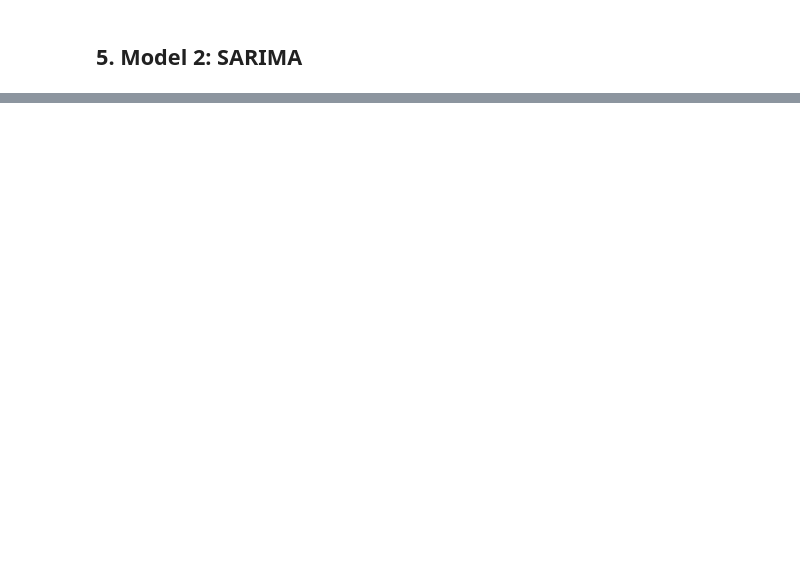
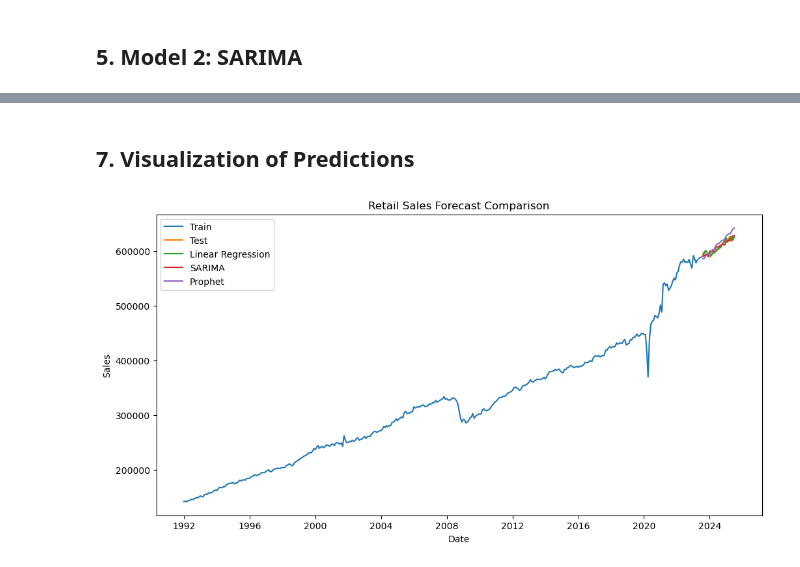
Before and after one commit to swatighegde/datascience-kit, a Jupyter notebook: RetailVision/notebook/us_retail_sales_forecasting_analysis.ipynb, the cells around one changed output, grey strips where cells are left out. Cells and saved outputs as stored; diff of their text form; code cells hidden in the pictures; blank space fills up the shorter version.

```diff
--- a/RetailVision/notebook/us_retail_sales_forecasting_analysis.ipynb
+++ b/RetailVision/notebook/us_retail_sales_forecasting_analysis.ipynb
@@ -98 +109,4 @@ plt.show()
+# %%
+train = df.iloc[:-24]   # all but last 24 months
+test = df.iloc[-24:]    # last 24 months
 # %% [markdown]
@@ -164,31 +176,26 @@ RMSE: 5276.176071721282
 prophet_df = df.reset_index()[['observation_date', 'Retail Sales']]
 prophet_df.columns = ['ds', 'y']  # Prophet requires these column names
 
-# Train/test split (last 24 months as test)
+# Train-test split (last 24 months as test)
 train_p = prophet_df.iloc[:-24]
 test_p = prophet_df.iloc[-24:]
 
 # Initialize and fit model
-model = Prophet(yearly_seasonality=True, weekly_seasonality=False, daily_seasonality=False)
+model = Prophet(yearly_seasonality=True,
+                weekly_seasonality=False,
+                daily_seasonality=False)
 model.fit(train_p)
 
-# Forecast
+# Forecast for full dataset + future 24 months
 future = model.make_future_dataframe(periods=24, freq='MS')
 forecast = model.predict(future)
 
-# Extract predictions for test set
-y_pred = forecast.iloc[-24:]['yhat'].values
-y_true = test_p['y'].values
+# Predictions for test period
+y_pred_prophet = forecast.iloc[-24:]['yhat'].values
+y_true_prophet = test_p['y'].values
 
 # Evaluate
-mae = mean_absolute_error(y_true, y_pred)
-rmse = np.sqrt(mean_squared_error(y_true, y_pred))
-print("Prophet Performance:")
-print("MAE:", mae)
-print("RMSE:", rmse)
-
-# Plot
-model.plot(forecast)
-plt.title("Prophet Forecast")
-plt.show()
+print("\nProphet Performance:")
+print("MAE:", mean_absolute_error(y_true_prophet, y_pred_prophet))
+print("RMSE:", np.sqrt(mean_squared_error(y_true_prophet, y_pred_prophet)))
 # %% [output]
@@ -200,0 +207,16 @@ RMSE: 12046.8200377768
+# %% [markdown]
+## 7. Visualization of Predictions
+# %%
+plt.figure(figsize=(12,6))
+plt.plot(train.index, train['Retail Sales'], label='Train')
+plt.plot(test.index, test['Retail Sales'], label='Test')
+plt.plot(test.index, y_pred_lr, label='Linear Regression')
+plt.plot(test.index, y_pred_sarima, label='SARIMA')
+plt.plot(test.index, y_pred_prophet, label='Prophet')
+plt.title("Retail Sales Forecast Comparison")
+plt.xlabel("Date")
+plt.ylabel("Sales")
+plt.legend()
+plt.show()
+# %% [output]
+[figure, added]
```
Also changed, not shown: parts of 15 cells of this notebook.
